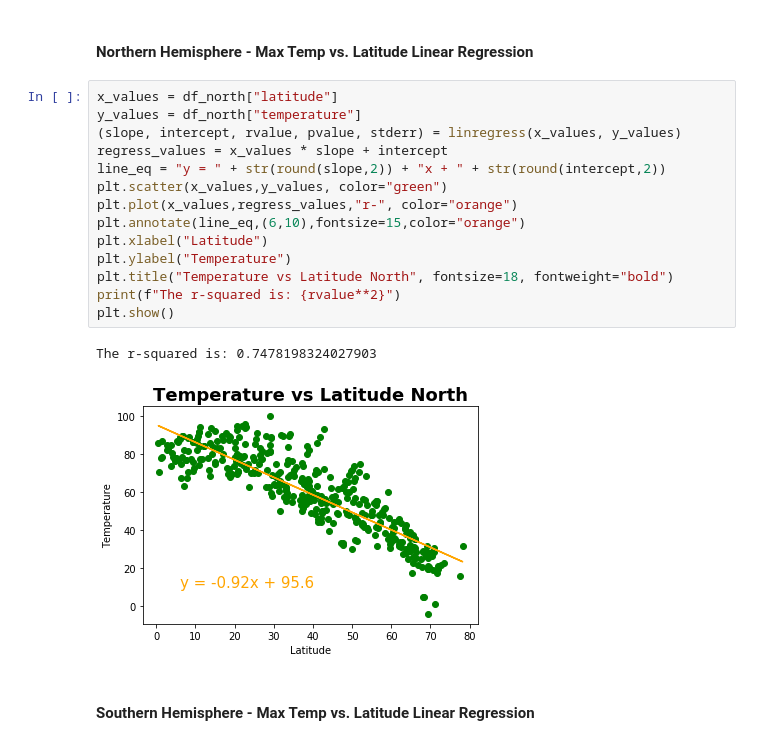
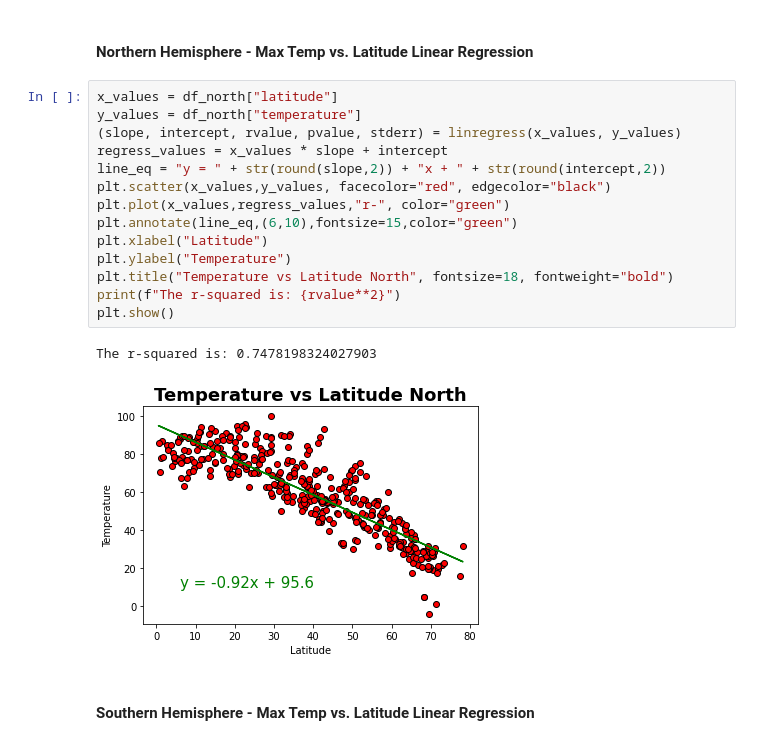
Before and after one commit to HosseinEsteaneh/UCI_HomeWork_Hossein, a Jupyter notebook: Homework_06/Python-api-challenge/WeatherPy.ipynb, the cells around one changed output. Drawn from its saved outputs; the diff is of its cells as text.

```diff
--- a/Homework_06/Python-api-challenge/WeatherPy.ipynb
+++ b/Homework_06/Python-api-challenge/WeatherPy.ipynb
@@ -289,20 +310,20 @@ sn.heatmap(south_corrs)
 # %%
 x_values = df_north["latitude"]
 y_values = df_north["temperature"]
 (slope, intercept, rvalue, pvalue, stderr) = linregress(x_values, y_values)
 regress_values = x_values * slope + intercept
 line_eq = "y = " + str(round(slope,2)) + "x + " + str(round(intercept,2))
-plt.scatter(x_values,y_values, color="green")
-plt.plot(x_values,regress_values,"r-", color="orange")
-plt.annotate(line_eq,(6,10),fontsize=15,color="orange")
+plt.scatter(x_values,y_values, facecolor="red", edgecolor="black")
+plt.plot(x_values,regress_values,"r-", color="green")
+plt.annotate(line_eq,(6,10),fontsize=15,color="green")
 plt.xlabel("Latitude")
 plt.ylabel("Temperature")
 plt.title("Temperature vs Latitude North", fontsize=18, fontweight="bold")
 print(f"The r-squared is: {rvalue**2}")
 plt.show()
 # %% [output]
 The r-squared is: 0.7478198324027903
-[figure, old version]
+[figure, new version]
 # %% [markdown]
 ####  Southern Hemisphere - Max Temp vs. Latitude Linear Regression
 # %%
```
Also changed, not shown: parts of 20 cells of this notebook, 24 other files.
